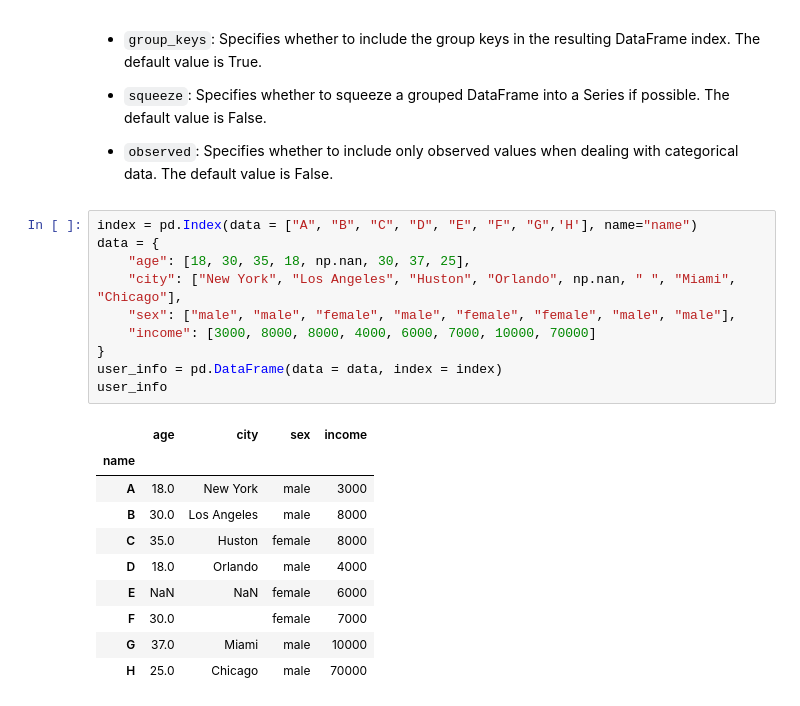
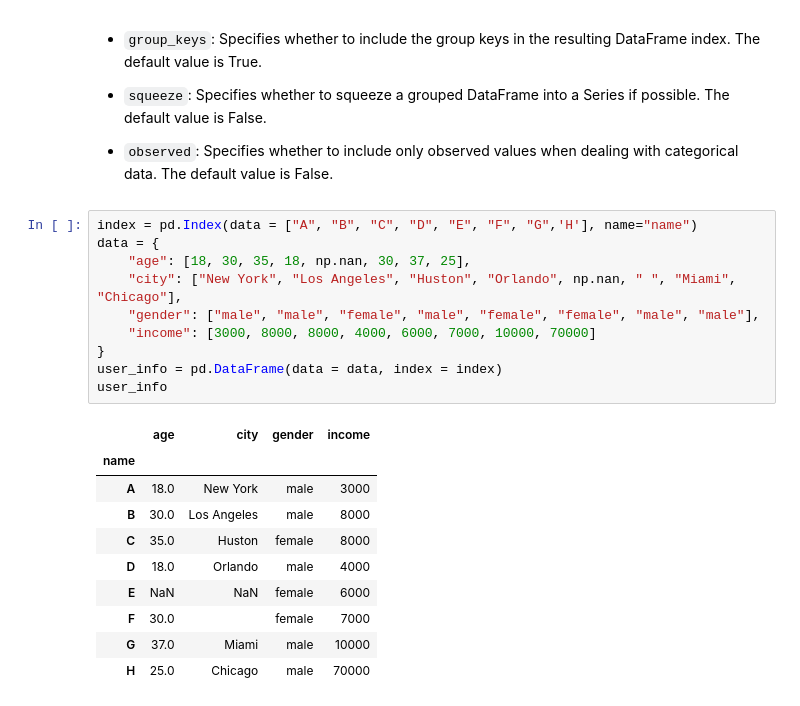
Before and after one commit to tongxizh/SLM_Credit_Risk, a Jupyter notebook: pandas/7. Grouping and Aggregation.ipynb, the cells around one changed output. Cells and saved outputs as stored; diff of their text form.

```diff
--- a/pandas/7. Grouping and Aggregation.ipynb
+++ b/pandas/7. Grouping and Aggregation.ipynb
@@ -73,15 +73,15 @@ groupby(by = None, axis = 0, level = None, as_index = True, sort = True, group_k
 # %%
 index = pd.Index(data = ["A", "B", "C", "D", "E", "F", "G",'H'], name="name")
 data = {
     "age": [18, 30, 35, 18, np.nan, 30, 37, 25],
     "city": ["New York", "Los Angeles", "Huston", "Orlando", np.nan, " ", "Miami", "Chicago"],
-    "sex": ["male", "male", "female", "male", "female", "female", "male", "male"],
+    "gender": ["male", "male", "female", "male", "female", "female", "male", "male"],
     "income": [3000, 8000, 8000, 4000, 6000, 7000, 10000, 70000]
 }
 user_info = pd.DataFrame(data = data, index = index)
 user_info
 # %% [output]
-|  | age | city | sex | income |
+|  | age | city | gender | income |
 | name |  |  |  |  |
 | A | 18.0 | New York | male | 3000 |
 | B | 30.0 | Los Angeles | male | 8000 |
```
Also changed, not shown: parts of 96 cells of this notebook.
